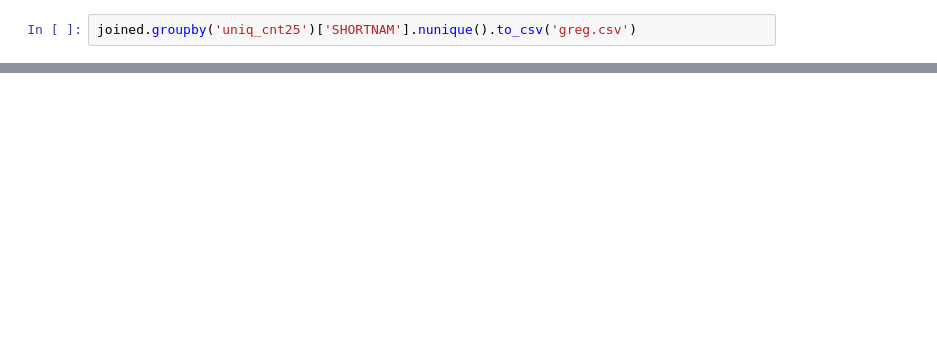
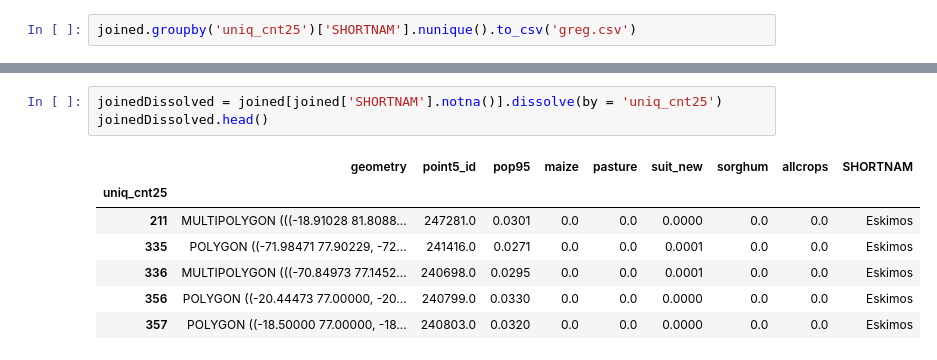
Before and after one commit to andleb/230Afinal, a Jupyter notebook: greg_nmbrlang.ipynb, the cells around one changed output, grey strips where cells are left out. Saved outputs shown, nothing was run; the diff lists cells and outputs as text; blank space fills up the shorter version.

```diff
--- a/greg_nmbrlang.ipynb
+++ b/greg_nmbrlang.ipynb
@@ -84,0 +111,11 @@ joined.groupby('uniq_cnt25')['SHORTNAM'].nunique().to_csv('greg.csv')
+# %%
+joinedDissolved = joined[joined['SHORTNAM'].notna()].dissolve(by = 'uniq_cnt25')
+joinedDissolved.head()
+# %% [output]
+|  | geometry | point5_id | pop95 | maize | pasture | suit_new | sorghum | allcrops | SHORTNAM |
+| uniq_cnt25 |  |  |  |  |  |  |  |  |  |
+| 211 | MULTIPOLYGON (((-18.91028 81.8088... | 247281.0 | 0.0301 | 0.0 | 0.0 | 0.0000 | 0.0 | 0.0 | Eskimos |
+| 335 | POLYGON ((-71.98471 77.90229, -72... | 241416.0 | 0.0271 | 0.0 | 0.0 | 0.0001 | 0.0 | 0.0 | Eskimos |
+| 336 | MULTIPOLYGON (((-70.84973 77.1452... | 240698.0 | 0.0295 | 0.0 | 0.0 | 0.0001 | 0.0 | 0.0 | Eskimos |
+| 356 | POLYGON ((-20.44473 77.00000, -20... | 240799.0 | 0.0330 | 0.0 | 0.0 | 0.0000 | 0.0 | 0.0 | Eskimos |
+| 357 | POLYGON ((-18.50000 77.00000, -18... | 240803.0 | 0.0320 | 0.0 | 0.0 | 0.0000 | 0.0 | 0.0 | Eskimos |
```
Also changed, not shown: parts of 12 cells of this notebook, 1 other file.
